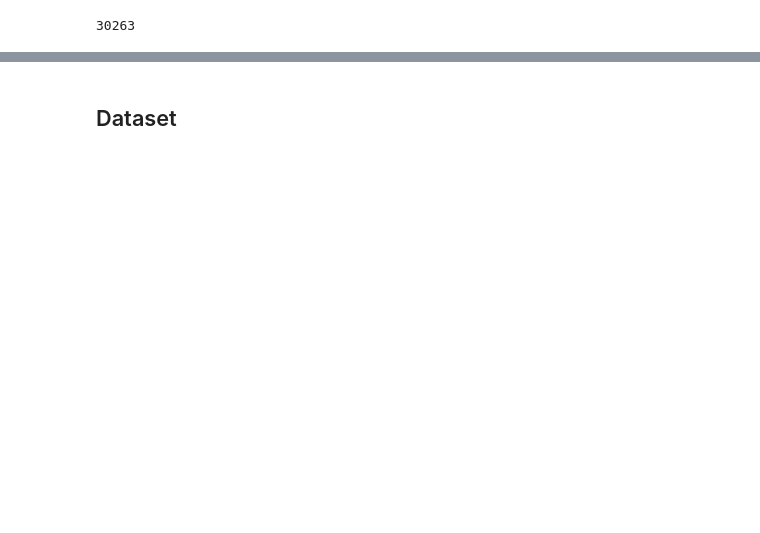
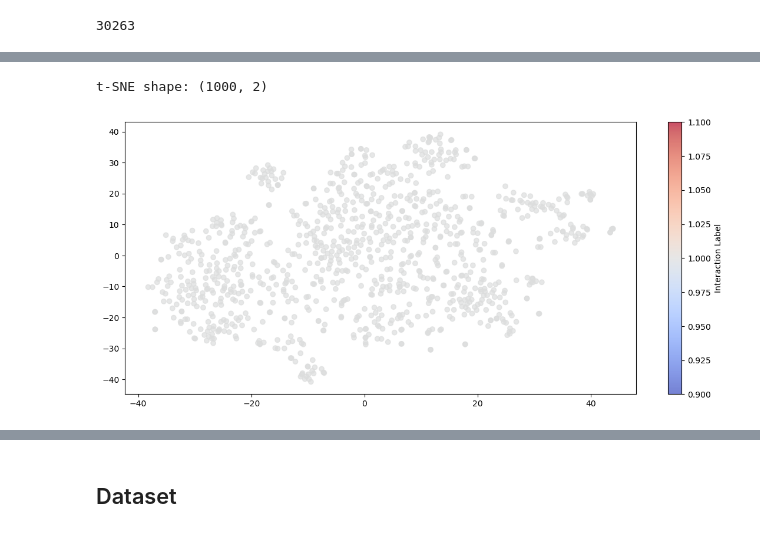
Before and after one commit to yeti-teti/PinUI-Test, a Jupyter notebook: ppi-esm.ipynb, the cells around one changed output, grey strips where cells are left out. Saved outputs shown, nothing was run; the diff lists cells and outputs as text; code cells hidden in the pictures; blank space fills up the shorter version.

```diff
--- a/ppi-esm.ipynb
+++ b/ppi-esm.ipynb
@@ -31,0 +123,13 @@ N
+# %%
+# Dimentionality reduction - tSNE
+tsne = TSNE(n_components=2, random_state=42, perplexity=30)
+embeddings_tsne = tsne.fit_transform(embeddings_array)
+print("t-SNE shape:", embeddings_tsne.shape)
+
+plt.figure(figsize=(14, 6))
+plt.scatter(embeddings_tsne[:, 0], embeddings_tsne[:, 1], c=labels, cmap="coolwarm", alpha=0.7)
+plt.colorbar(label="Interaction Label")
+plt.show()
+# %% [output]
+t-SNE shape: (1000, 2)
+[figure, added]
```
Also changed, not shown: parts of 39 cells of this notebook, 1 other file.
